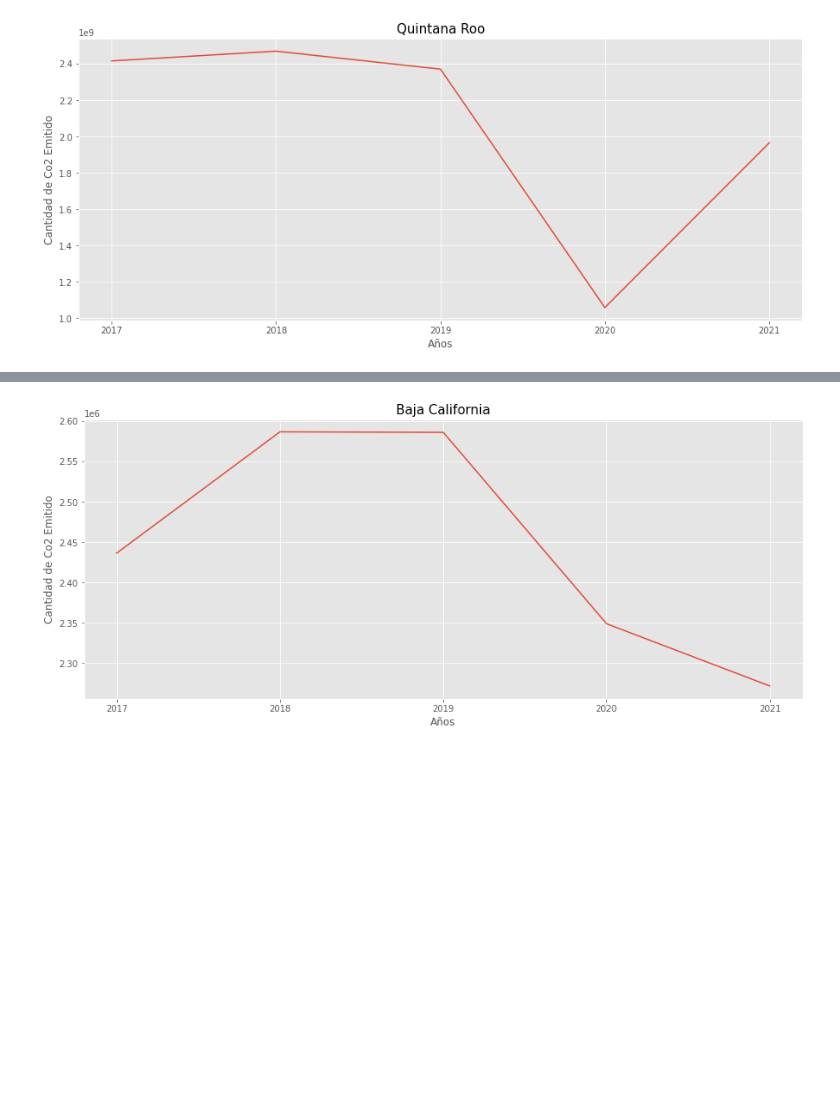
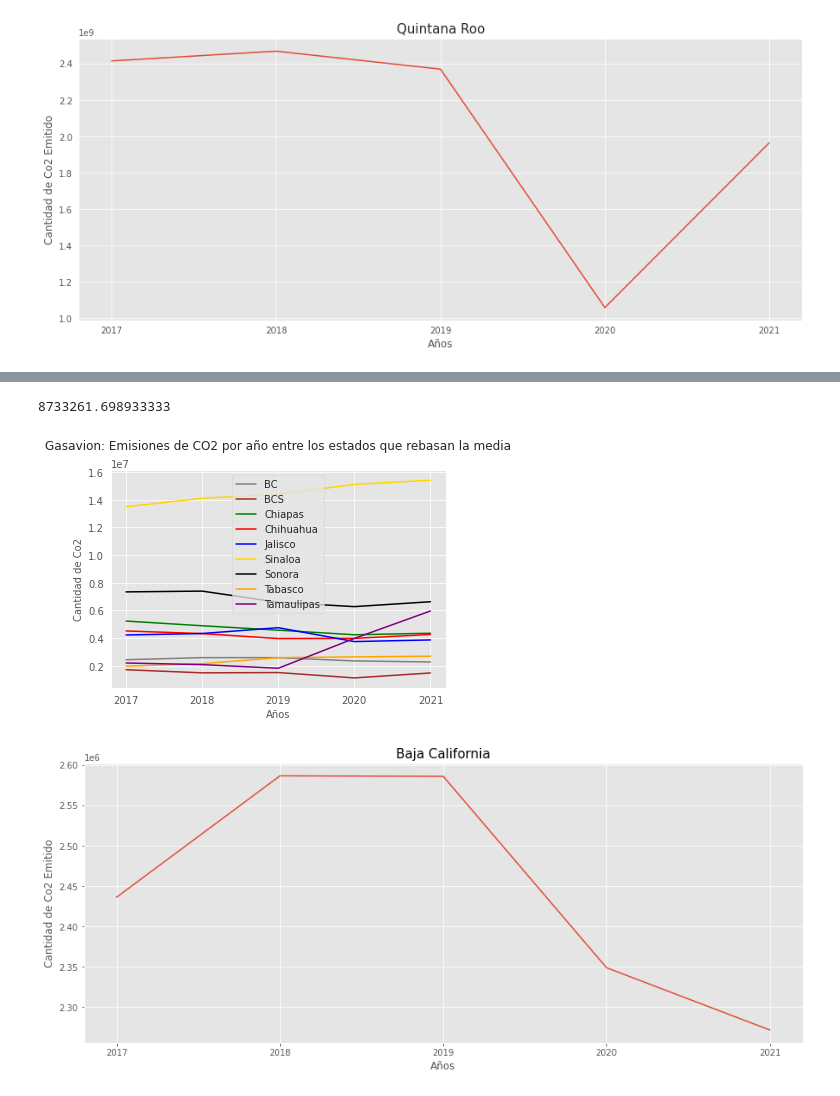
Before and after one commit to KarlaBalog/Proyecto_ASE, a Jupyter notebook: ASE.ipynb, the cells around one changed output, grey strips where cells are left out. Cells and saved outputs as stored; diff of their text form; code cells hidden in the pictures; blank space fills up the shorter version.

```diff
--- a/ASE.ipynb
+++ b/ASE.ipynb
@@ -2758,3 +2795,56 @@ Mayor_Media
+# %%
+Media_Resumen
+# %% [output]
+8733261.698933333
+# %%
+y1 = Gasavion_Total["Estado"]=="Baja California"
+y11= Gasavion_Total[y1]
+y11= y11["Cantidad_CO2"]
+y2 = Gasavion_Total["Estado"]=="Baja California Sur"
+y21= Gasavion_Total[y2]
+y21= y21["Cantidad_CO2"]
+y3 = Gasavion_Total["Estado"]=="Chiapas"
+y31= Gasavion_Total[y3]
+y31= y31["Cantidad_CO2"]
+y4 = Gasavion_Total["Estado"]=="Chihuahua"
+y41= Gasavion_Total[y4]
+y41= y41["Cantidad_CO2"]
+y5 = Gasavion_Total["Estado"]=="Jalisco"
+y51= Gasavion_Total[y5]
+y51= y51["Cantidad_CO2"]
+y6 = Gasavion_Total["Estado"]=="Sinaloa"
+y61= Gasavion_Total[y6]
+y61= y61["Cantidad_CO2"]
+y7 = Gasavion_Total["Estado"]=="Sonora"
+y71= Gasavion_Total[y7]
+y71= y71["Cantidad_CO2"]
+y8 = Gasavion_Total["Estado"]=="Tabasco"
+y81= Gasavion_Total[y8]
+y81= y81["Cantidad_CO2"]
+y9 = Gasavion_Total["Estado"]=="Tamaulipas"
+y91= Gasavion_Total[y9]
+y91= y91["Cantidad_CO2"]
+x = [2017, 2018, 2019, 2020, 2021]
+fig, ax = plt.subplots()
+plt.plot(x, y11, label='BC', color="grey")
+plt.plot(x, y21, label='BCS', color="brown")
+plt.plot(x, y31, label='Chiapas', color="green")
+plt.plot(x, y41, label='Chihuahua', color="red")
+plt.plot(x, y51, label='Jalisco', color="blue")
+plt.plot(x, y61, label='Sinaloa', color="gold")
+plt.plot(x, y71, label='Sonora', color="black")
+plt.plot(x, y81, label='Tabasco', color="orange")
+plt.plot(x, y91, label='Tamaulipas', color="purple")
+ax.set_xticks(x)
+ax.set_xticklabels(x)
+plt.xlabel('Años', fontsize=10)
+plt.ylabel('Cantidad de Co2', fontsize=10)
+plt.title('Gasavion: Emisiones de CO2 por año entre los estados que rebasan la media\n', fontsize=12)
+plt.grid(True)
+plt.legend()
+plt.show()
+# %% [output]
+[figure, added]
 # %%
 Grafica=Gasavion_Total["Estado"]=="Baja California"
 Grafica1=Gasavion_Total[Grafica]
```
Also changed, not shown: parts of 11 cells of this notebook.
